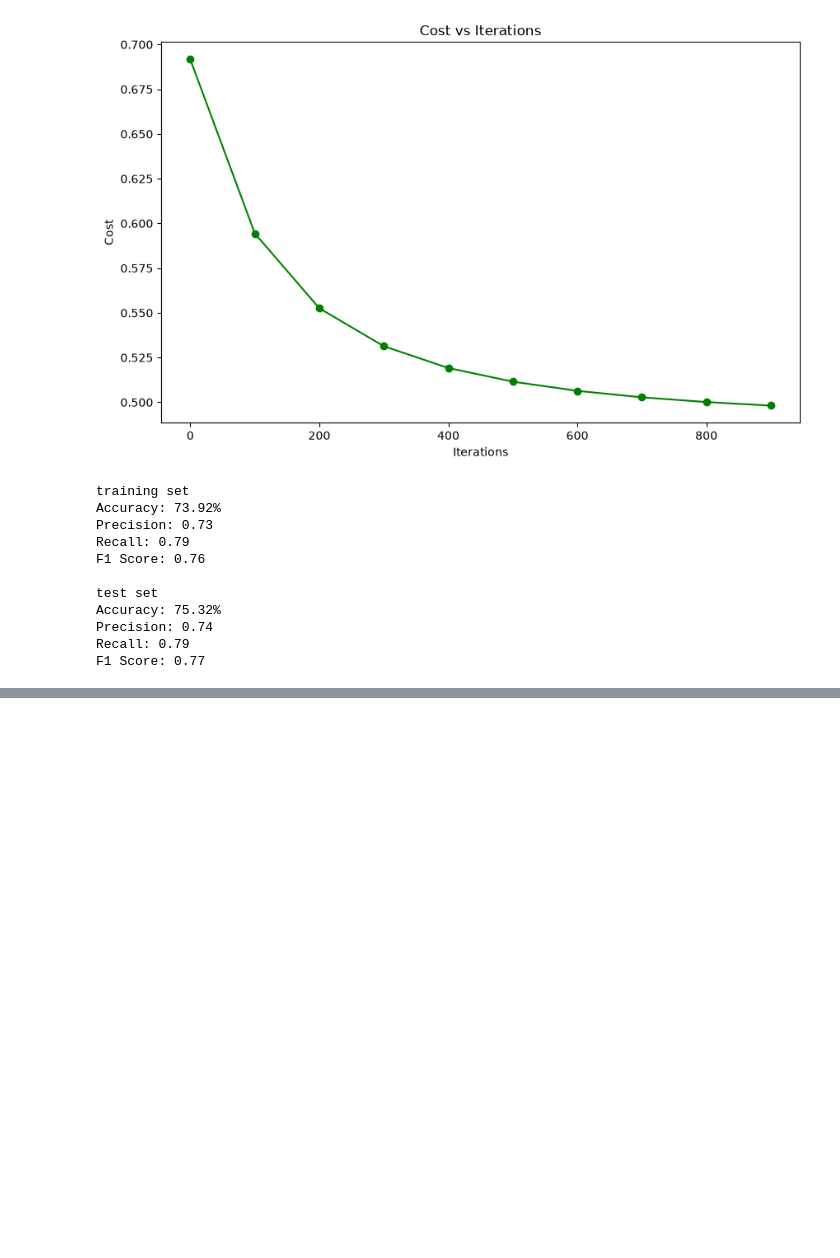
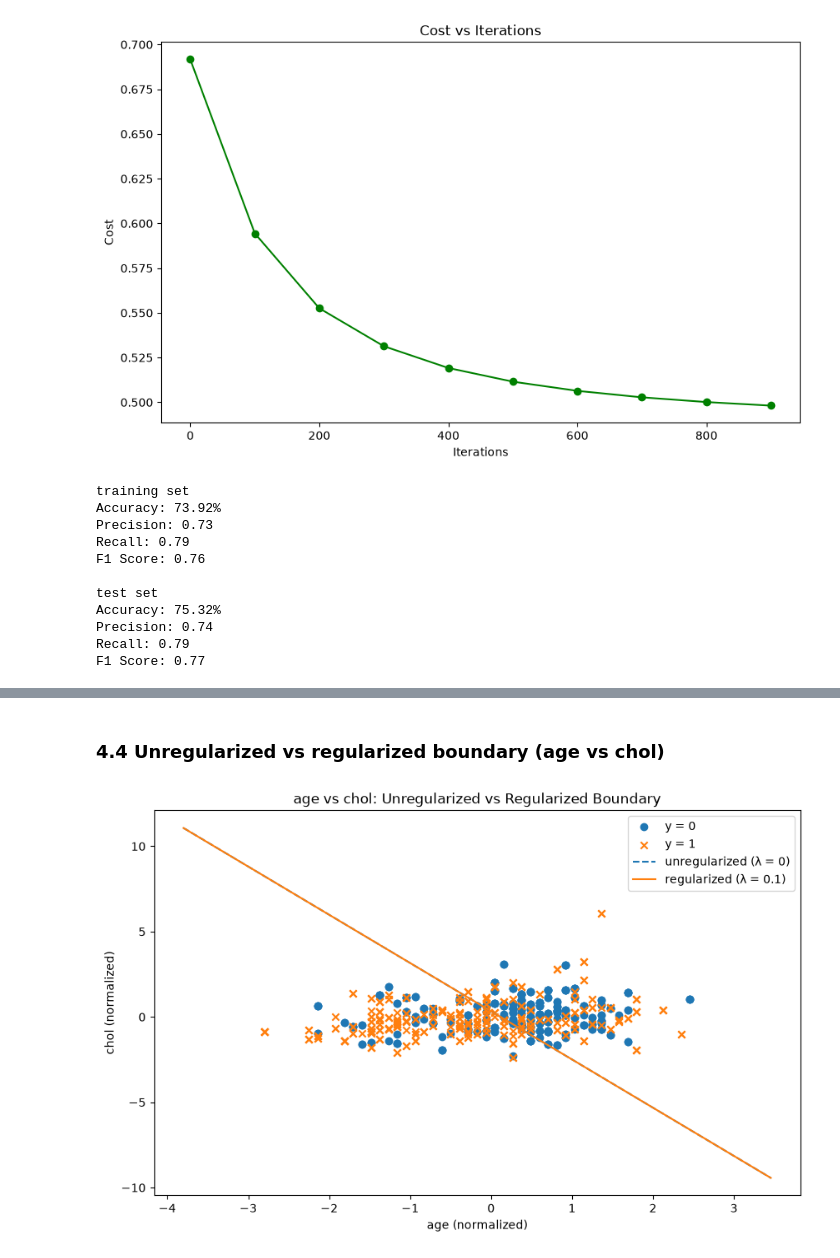
Before and after one commit to nestorlop/Heart_Disease_Risk_Prediction, a Jupyter notebook: heart_disease_lr_analysis.ipynb, the cells around one changed output, grey strips where cells are left out. Saved outputs shown, nothing was run; the diff lists cells and outputs as text; code cells hidden in the pictures; blank space fills up the shorter version.

```diff
--- a/heart_disease_lr_analysis.ipynb
+++ b/heart_disease_lr_analysis.ipynb
@@ -634,0 +608,27 @@ Lambda | Accuracy | Precision | Recall | F1 | ||w||
+# %% [markdown]
+
+### 4.4 Unregularized vs regularized boundary (age vs chol)
+# %%
+rows_age_chol = pair_results["age vs chol"]
+w_ur = rows_age_chol[0]["w"]
+b_ur = rows_age_chol[0]["b"]
+w_re = next(r for r in rows_age_chol if r["lambda"] == lam_sel)["w"]
+b_re = next(r for r in rows_age_chol if r["lambda"] == lam_sel)["b"]
+
+Xp = X_train_pair_scaled.to_numpy()
+yp = y_train_pair_1.to_numpy()
+
+plt.figure(figsize=(10, 6))
+plt.scatter(Xp[yp == 0, 0], Xp[yp == 0, 1], marker="o", label="y = 0")
+plt.scatter(Xp[yp == 1, 0], Xp[yp == 1, 1], marker="x", label="y = 1")
+
+x1_vals = np.linspace(Xp[:, 0].min() - 1, Xp[:, 0].max() + 1, 100)
+plt.plot(x1_vals, -(w_ur[0] * x1_vals + b_ur) / w_ur[1], "--", label="unregularized (λ = 0)")
+plt.plot(x1_vals, -(w_re[0] * x1_vals + b_re) / w_re[1], "-", label=f"regularized (λ = {lam_sel})")
+plt.title("age vs chol: Unregularized vs Regularized Boundary")
+plt.xlabel("age (normalized)")
+plt.ylabel("chol (normalized)")
+plt.legend()
+plt.show()
+# %% [output]
+[figure, added]
```
Also changed, not shown: parts of 42 cells of this notebook, 5 other files.
